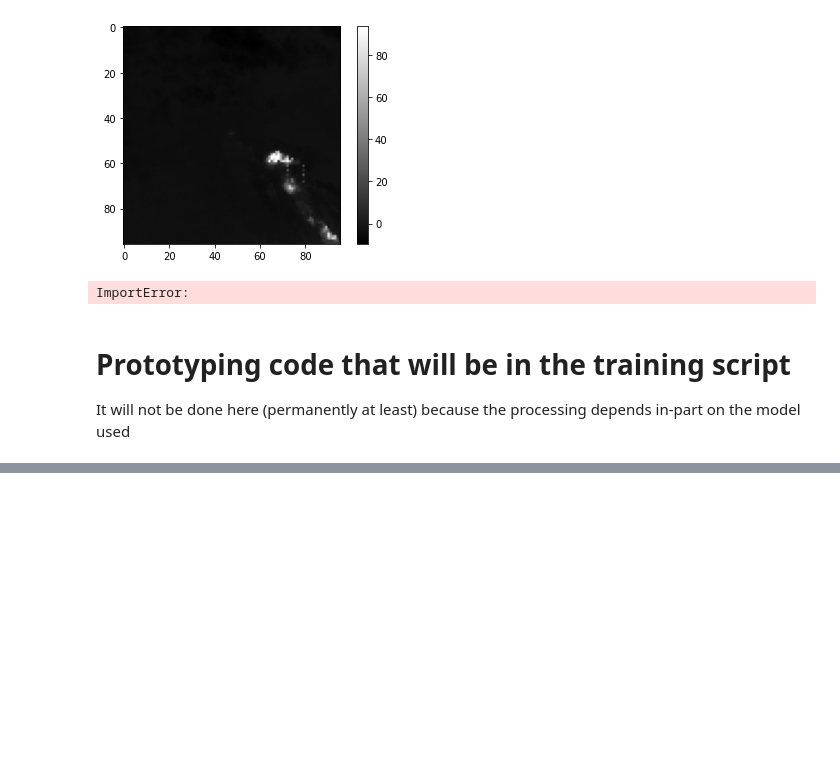
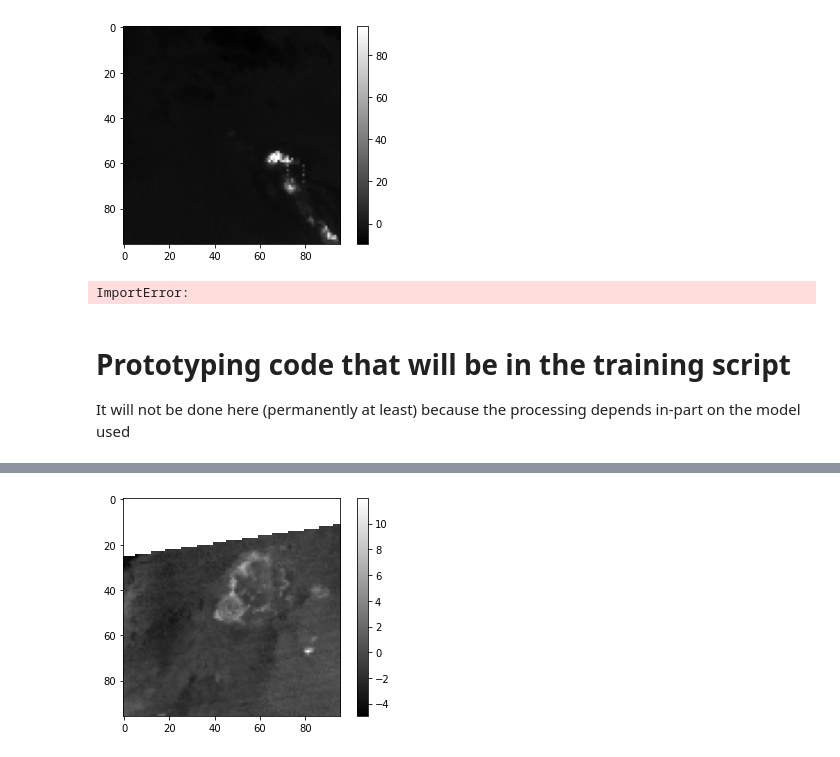
Before and after one commit to jdiaz4302/VolcanoesIR, a Jupyter notebook: 103_processing_AST08.ipynb, the cells around one changed output, grey strips where cells are left out. Saved outputs shown, nothing was run; the diff lists cells and outputs as text; code cells hidden in the pictures; blank space fills up the shorter version.

```diff
--- a/103_processing_AST08.ipynb
+++ b/103_processing_AST08.ipynb
@@ -479,4 +489,6 @@ for vol in os.listdir('data'):
 # %%
-plt.imshow(x_train[180, 0], cmap = 'gist_gray')
+plt.imshow(x_train[334+180+129, 0], cmap = 'gist_gray')
 plt.colorbar();
+# %% [output]
+[figure, added]
 # %%
```
Also changed, not shown: parts of 5 cells of this notebook.
